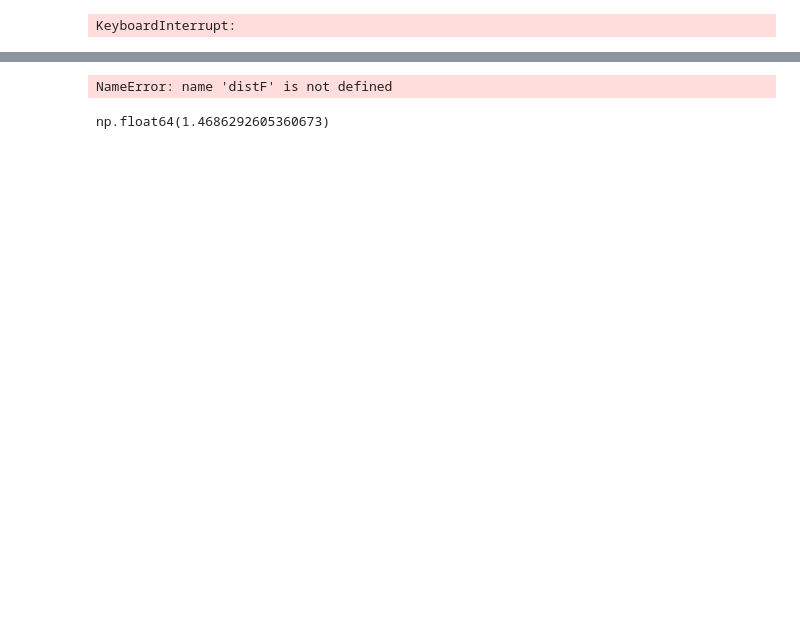
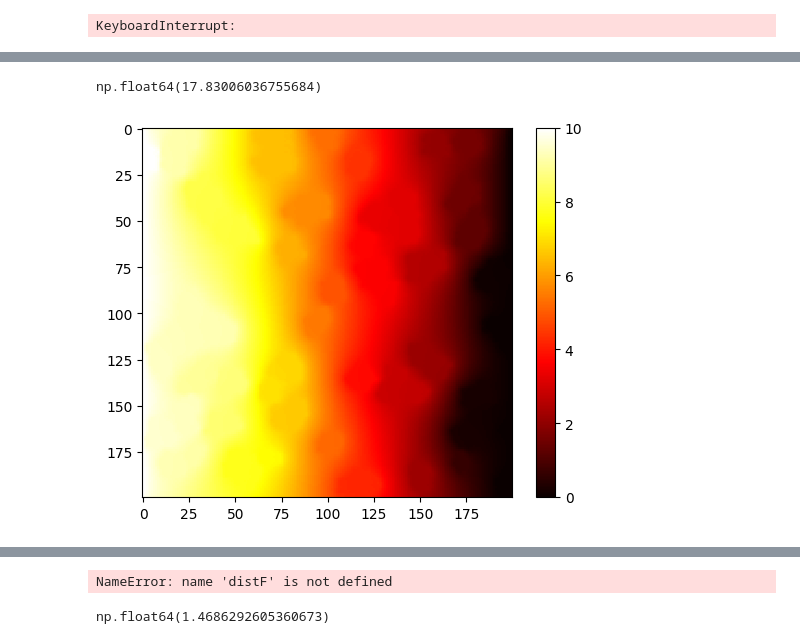
Before and after one commit to AadiDev005/Paraffin-EG-Model, a Jupyter notebook: dataset_generator.ipynb, the cells around one changed output, grey strips where cells are left out. Saved outputs shown, nothing was run; the diff lists cells and outputs as text; code cells hidden in the pictures; blank space fills up the shorter version.

```diff
--- a/dataset_generator.ipynb
+++ b/dataset_generator.ipynb
@@ -432,3 +429,10 @@ CONVERGED ON STEP 41808 WITH ERROR 9.999498403817563e-09
+# %%
+condQ9, plt.imshow(TQ9, cmap='hot', interpolation='nearest')
+plt.colorbar()
+condQ9
+# %% [output]
+np.float64(17.83006036755684)
+[figure, added]
 # %%
 condQ9, plt.imshow(TQ9, cmap='hot', interpolation='nearest')
 plt.colorbar()
```
Also changed, not shown: parts of 10 cells of this notebook.
